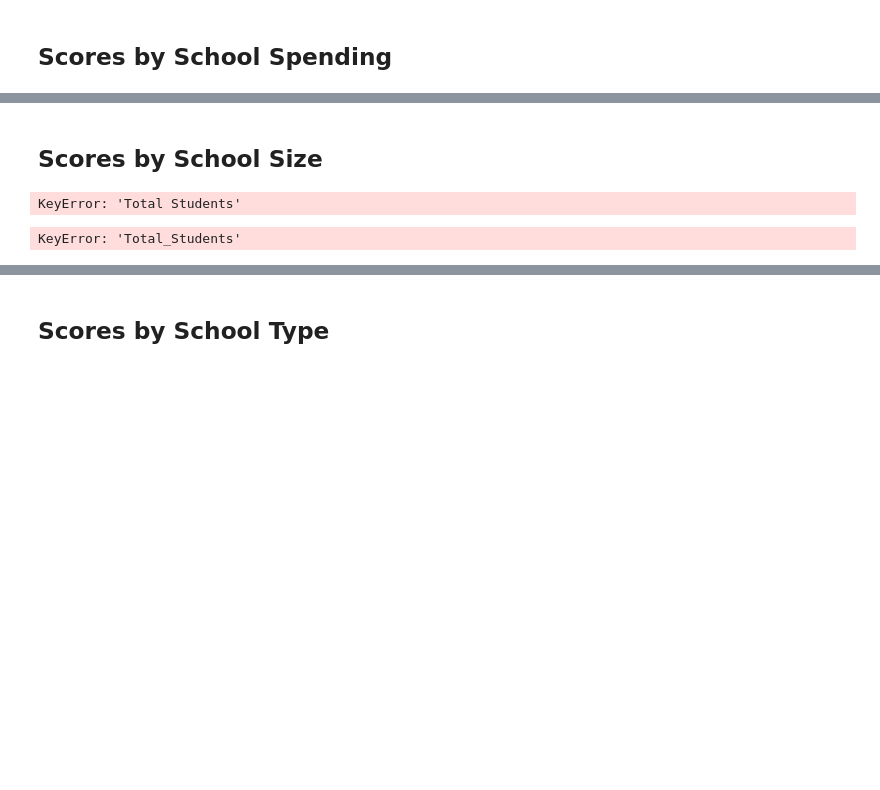
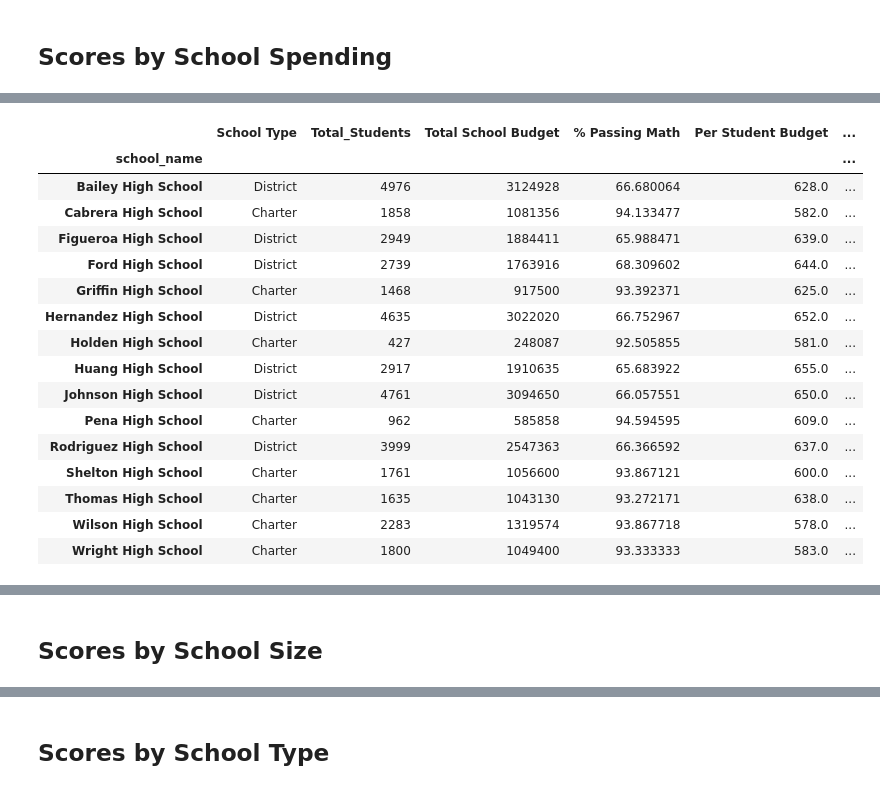
Before and after one commit to mascee/pandas-challenge, a Jupyter notebook: PyCitySchools/PyCitySchools.ipynb, the cells around one changed output, grey strips where cells are left out. Drawn from its saved outputs; the diff is of its cells as text; code cells hidden in the pictures; blank space fills up the shorter version.

Commit message:
Spending bins

```diff
--- a/PyCitySchools/PyCitySchools.ipynb
+++ b/PyCitySchools/PyCitySchools.ipynb
@@ -681,4 +704,4 @@ reading_scores_by_grade
 # %%
 # Establish the bins
 spending_bins = [0, 585, 630, 645, 680]
-labels = ["<$585", "$585-630", "$630-645", "$645-680"]
+spending_labels = ["<$585", "$585-630", "$630-645", "$645-680"]
@@ -727,2 +754,29 @@ school_spending_df.head()
+# %%
+
+school_spending_with_bins = per_school_summary.assign(**{"Spending Ranges (Per Student)": pd.cut(
+    per_school_summary["Per Student Budget"],
+    bins=spending_bins,
+    labels=spending_labels
+)})
+
+school_spending_with_bins
+# %% [output]
+|  | School Type | Total_Students | Total School Budget | % Passing Math | Per Student Budget | ... |
+| school_name |  |  |  |  |  | ... |
+| Bailey High School | District | 4976 | 3124928 | 66.680064 | 628.0 | ... |
+| Cabrera High School | Charter | 1858 | 1081356 | 94.133477 | 582.0 | ... |
+| Figueroa High School | District | 2949 | 1884411 | 65.988471 | 639.0 | ... |
+| Ford High School | District | 2739 | 1763916 | 68.309602 | 644.0 | ... |
+| Griffin High School | Charter | 1468 | 917500 | 93.392371 | 625.0 | ... |
+| Hernandez High School | District | 4635 | 3022020 | 66.752967 | 652.0 | ... |
+| Holden High School | Charter | 427 | 248087 | 92.505855 | 581.0 | ... |
+| Huang High School | District | 2917 | 1910635 | 65.683922 | 655.0 | ... |
+| Johnson High School | District | 4761 | 3094650 | 66.057551 | 650.0 | ... |
+| Pena High School | Charter | 962 | 585858 | 94.594595 | 609.0 | ... |
+| Rodriguez High School | District | 3999 | 2547363 | 66.366592 | 637.0 | ... |
+| Shelton High School | Charter | 1761 | 1056600 | 93.867121 | 600.0 | ... |
+| Thomas High School | Charter | 1635 | 1043130 | 93.272171 | 638.0 | ... |
+| Wilson High School | Charter | 2283 | 1319574 | 93.867718 | 578.0 | ... |
+| Wright High School | Charter | 1800 | 1049400 | 93.333333 | 583.0 | ... |
 # %%
 #  Calculate averages for the desired columns.
@@ -758,39 +812,6 @@ labels = ["Small (<1000)", "Medium (1000-2000)", "Large (2000-5000)"]
 # Categorize the spending based on the bins
 # Use `pd.cut` on the "Total Students" column of the `per_school_summary` DataFrame.
 
-per_school_summary["Total Students"] = pd.to_numeric(
-    per_school_summary["Total Students"].str.replace('[\$,]', '', regex=True)
-)
-
-# Use `pd.cut` on the "Total Students" column to categorize school size
-per_school_summary["Total Students"] = pd.cut(
-    per_school_summary["Total Students"],
-    bins=size_bins,
-    labels=labels
-)
-
-# Display the updated DataFrame
-per_school_summary.head()
+per_school_summary["School Size"] = pd.cut(per_school_summary["Total_Students"],
+                                           bins=size_bins,
+                                           labels=labels)
-# %% [output]
-KeyError: 'Total Students'
-# %%
-# Calculate averages for the desired columns.
-#size_math_scores = per_school_summary.groupby(["School Size"])["Average Math Score"].mean()
-#size_reading_scores = per_school_summary.groupby(["School Size"])["Average Reading Score"].mean()
-#size_passing_math = per_school_summary.groupby(["School Size"])["% Passing Math"].mean()
-#size_passing_reading = per_school_summary.groupby(["School Size"])["% Passing Reading"].mean()
-#size_overall_passing = per_school_summary.groupby(["School Size"])["% Overall Passing"].mean()
-
-size_math_scores = per_school_summary.groupby(["Total_Students"])["Average Math Score"].mean()
-size_reading_scores = per_school_summary.groupby(["Total_Students"])["Average Reading Score"].mean()
-size_passing_math = per_school_summary.groupby(["Total_Students"])["% Passing Math"].mean()
-size_passing_reading = per_school_summary.groupby(["Total_Students"])["% Passing Reading"].mean()
-size_overall_passing = per_school_summary.groupby(["Total_Students"])["% Overall Passing"].mean()
-
-print(size_math_scores)
-#print(size_reading_scores)
-#print(size_passing_math)
-#print(size_passing_reading)
-#print(size_overall_passing)
-# %% [output]
-KeyError: 'Total_Students'
```
Also changed, not shown: parts of 16 cells of this notebook.
